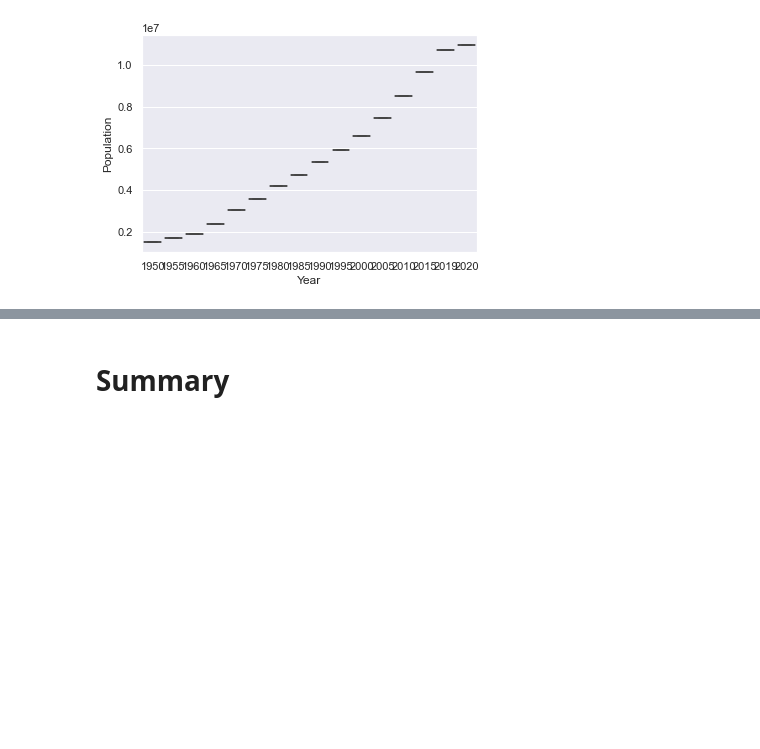
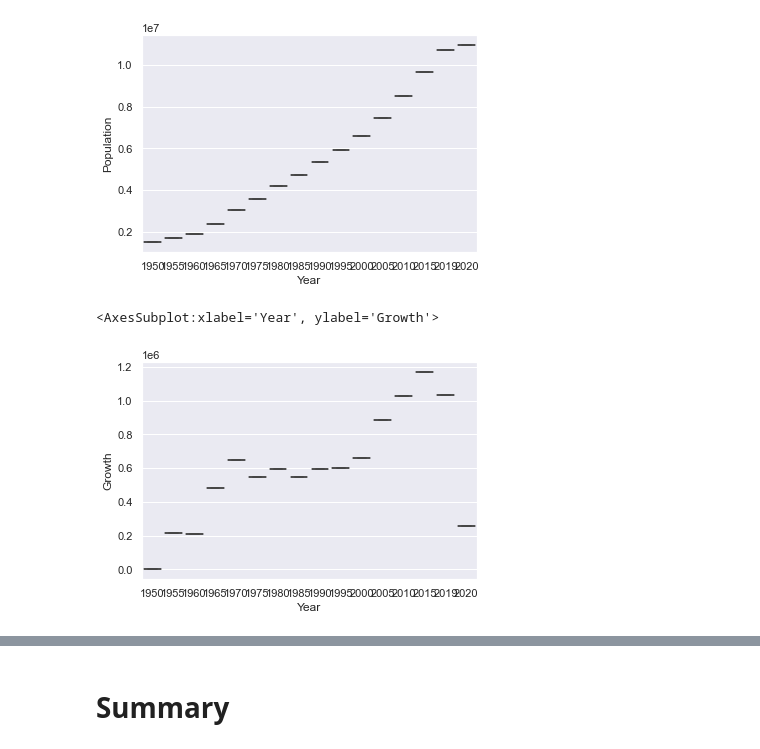
Before and after one commit to YaminiBaskar/Semantics, a Jupyter notebook: Population Analysis.ipynb, the cells around one changed output, grey strips where cells are left out. Saved outputs shown, nothing was run; the diff lists cells and outputs as text; code cells hidden in the pictures; blank space fills up the shorter version.

```diff
--- a/Population Analysis.ipynb
+++ b/Population Analysis.ipynb
@@ -195,5 +215,11 @@ sns.boxplot(x='Year',y='Population',data=pop)
 # %% [output]
 <AxesSubplot:xlabel='Year', ylabel='Population'>
 [figure]
+# %%
+##Average Increase in Growth is 867781.5
+sns.boxplot(x='Year',y='Growth',data=pop)
+# %% [output]
+<AxesSubplot:xlabel='Year', ylabel='Growth'>
+[figure, added]
 # %%
 #linear Regression
```
Also changed, not shown: parts of 12 cells of this notebook.
